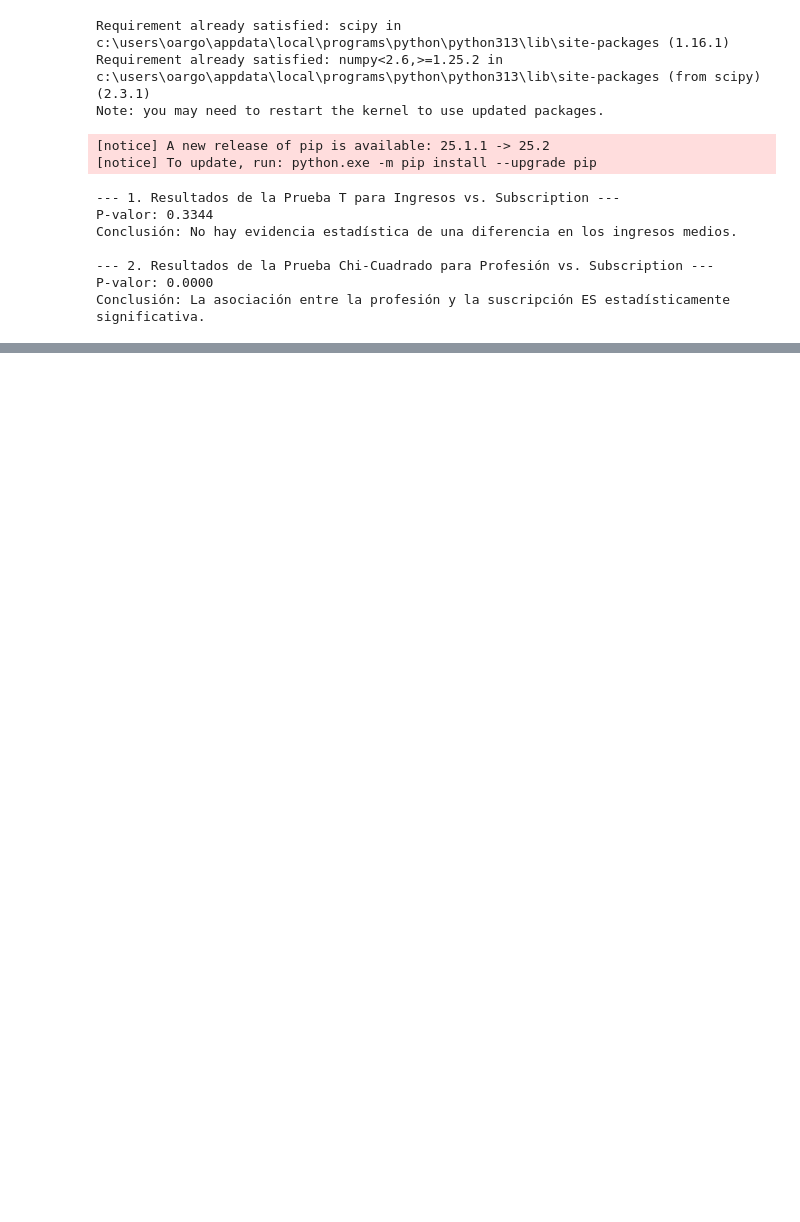
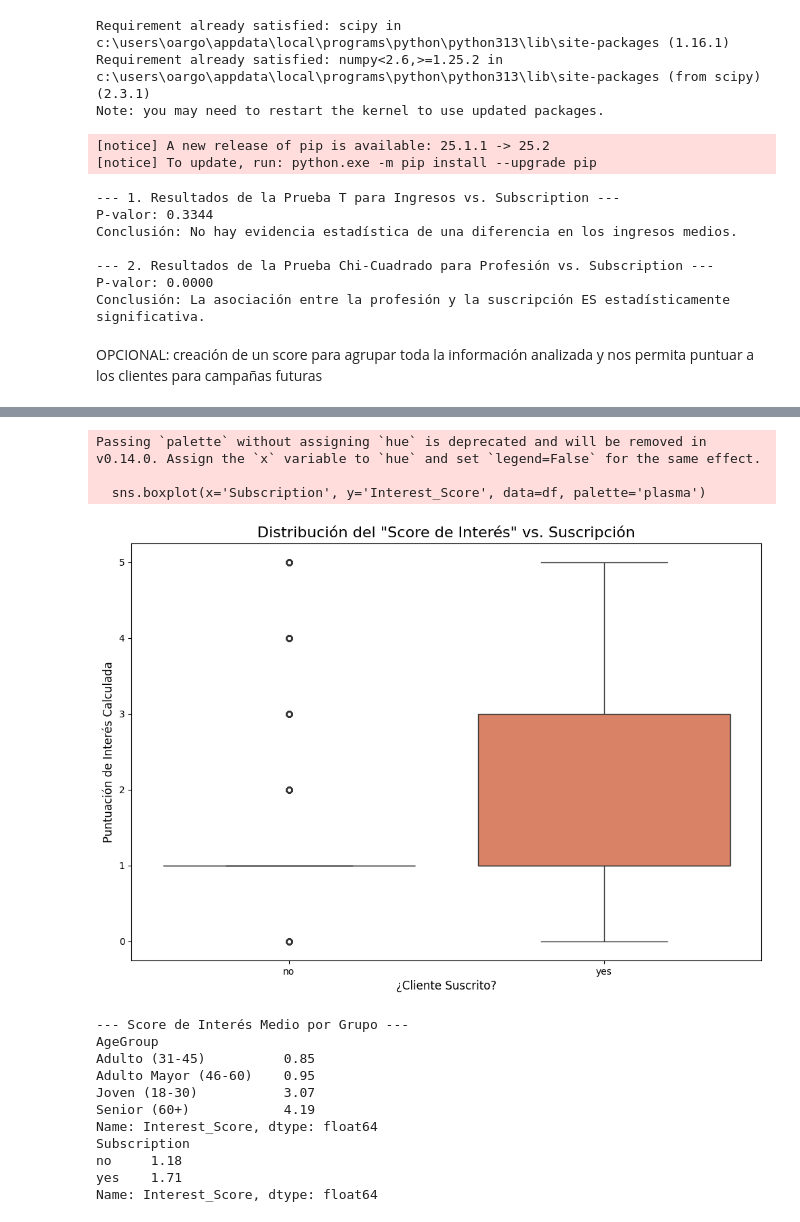
Before and after one commit to oscarargo/pandas_python, a Jupyter notebook: Proyecto_python_data.ipynb, the cells around one changed output, grey strips where cells are left out. Drawn from its saved outputs; the diff is of its cells as text; code cells hidden in the pictures; blank space fills up the shorter version.

Commit message:
archivos finales subidos

```diff
--- a/Proyecto_python_data.ipynb
+++ b/Proyecto_python_data.ipynb
@@ -738,3 +733,64 @@ Conclusión: No hay evidencia estadística de una diferencia en los ingresos med
 --- 2. Resultados de la Prueba Chi-Cuadrado para Profesión vs. Subscription ---
 P-valor: 0.0000
 Conclusión: La asociación entre la profesión y la suscripción ES estadísticamente significativa.
+# %% [markdown]
+OPCIONAL: creación de un score para agrupar toda la información analizada y nos permita puntuar a los clientes para campañas futuras
+# %%
+import pandas as pd
+import matplotlib.pyplot as plt
+import seaborn as sns
+
+# Cargar el conjunto de datos final y limpio
+try:
+    df = pd.read_csv('bank_data_EDA_ready.csv')
+except FileNotFoundError:
+    print("No se encontró el archivo 'bank_data_EDA_ready.csv'.")
+    exit()
+
+# --- 1. Definir la función para calcular el score ---
+def calcular_score_interes(row):
+    score = 0
+    # Regla 1: Resultado de la campaña anterior (la más potente)
+    if row['poutcome'] == 'success':
+        score += 3
+
+    # Regla 2: Grupo de Edad de alta conversión
+    if row['AgeGroup'] in ['Joven (18-30)', 'Senior (60+)']:
+        score += 2
+
+    # Regla 3: Profesión de alta conversión
+    if row['job'] in ['student', 'retired']:
+        score += 2
+
+    # Regla 4: Número de contactos bajo
+    if row['campaign'] <= 3:
+        score += 1
+
+    return score
+
+# --- 2. Aplicar la función para crear la nueva columna 'Interest_Score' ---
+# Usamos .apply() en el DataFrame, un método muy potente de pandas
+df['Interest_Score'] = df.apply(calcular_score_interes, axis=1)
+
+print("Se ha creado la columna 'Interest_Score'.")
+print("Ejemplo de los scores calculados:")
+print(df[['job', 'AgeGroup', 'poutcome', 'campaign', 'Interest_Score', 'Subscription']].head())
+
+
+# --- 3. Visualizar el resultado ---
+# Comparamos la distribución del score entre los que se suscribieron y los que no.
+plt.figure(figsize=(12, 8))
+sns.boxplot(x='Subscription', y='Interest_Score', data=df, palette='plasma')
+plt.title('Distribución del "Score de Interés" vs. Suscripción', fontsize=16)
+plt.xlabel('¿Cliente Suscrito?', fontsize=12)
+plt.ylabel('Puntuación de Interés Calculada', fontsize=12)
+plt.savefig("analisis_final_score.png")
+print("\nGráfico de análisis de score guardado como 'analisis_final_score.png'")
+plt.show()
+
+
+# --- 4. Verificación Numérica ---
+print("\n--- Score de Interés Medio por Grupo ---")
+print(df.groupby('AgeGroup')['Interest_Score'].mean().round(2))
+print(df.groupby('Subscription')['Interest_Score'].mean().round(2))
+# %% [output]
@@ -740,0 +814,15 @@ Conclusión: La asociación entre la profesión y la suscripción ES estadístic
+Passing `palette` without assigning `hue` is deprecated and will be removed in v0.14.0. Assign the `x` variable to `hue` and set `legend=False` for the same effect.
+
+  sns.boxplot(x='Subscription', y='Interest_Score', data=df, palette='plasma')
+[figure, added]
+--- Score de Interés Medio por Grupo ---
+AgeGroup
+Adulto (31-45)          0.85
+Adulto Mayor (46-60)    0.95
+Joven (18-30)           3.07
+Senior (60+)            4.19
+Name: Interest_Score, dtype: float64
+Subscription
+no     1.18
+yes    1.71
+Name: Interest_Score, dtype: float64
```
Also changed, not shown: parts of 11 cells of this notebook, 1 other file.
